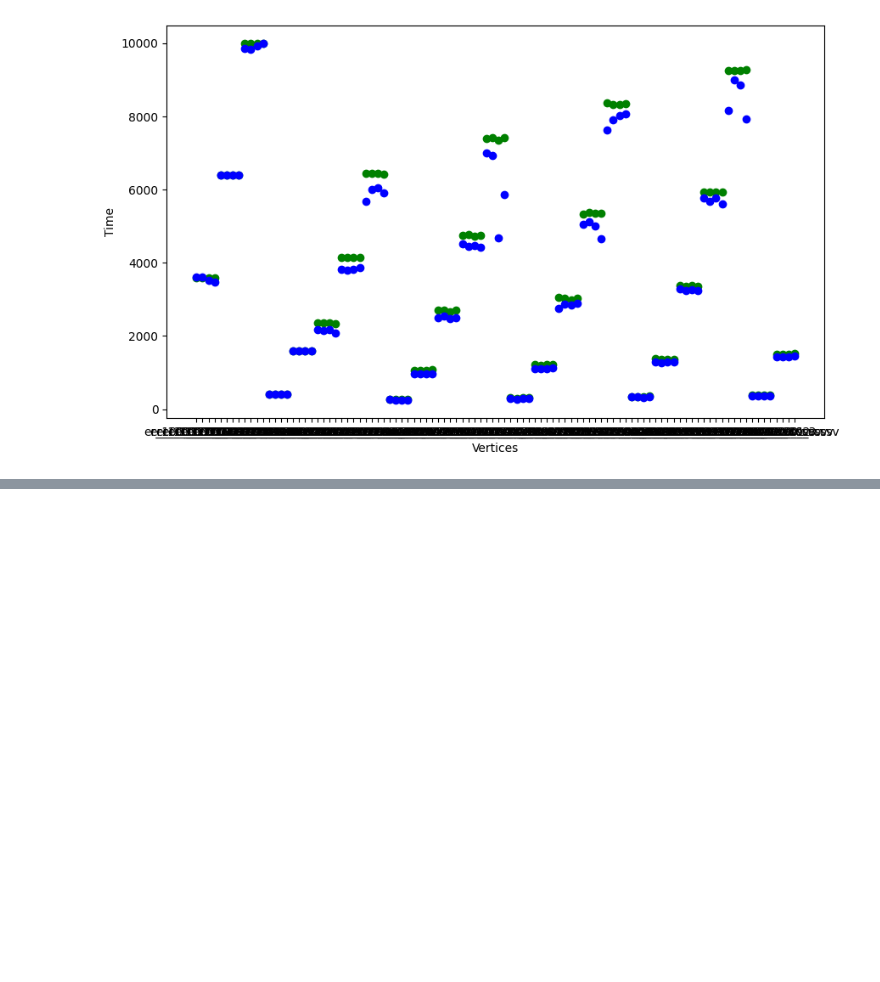
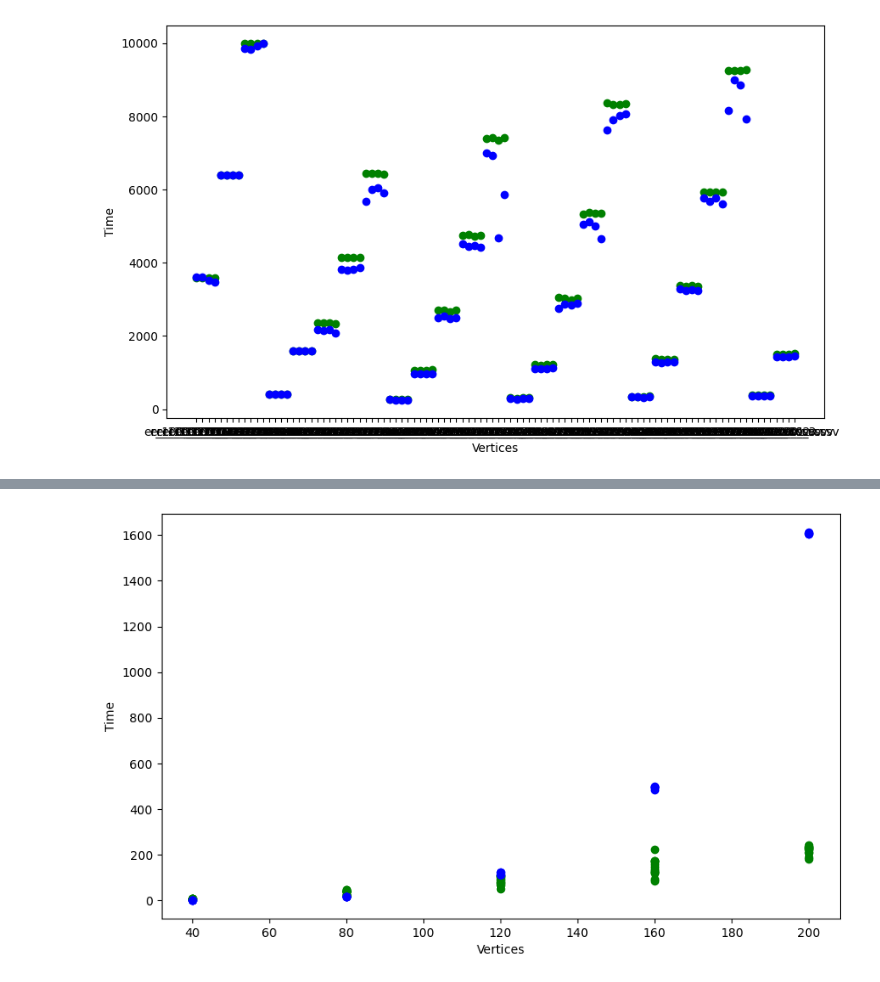
Before and after one commit to pauloaviana/ndde_project, a Jupyter notebook: statistics/data_analysis/gecco_analysis.ipynb, the cells around one changed output, grey strips where cells are left out. Cells and saved outputs as stored; diff of their text form; code cells hidden in the pictures; blank space fills up the shorter version.

```diff
--- a/statistics/data_analysis/gecco_analysis.ipynb
+++ b/statistics/data_analysis/gecco_analysis.ipynb
@@ -161,3 +172,5 @@ plt.ylabel("Time")
 plt.show()
 # %% [output]
 [figure]
+# %%
+df_100 = df_mean[ df_mean["Prob"] == 100 ]
@@ -163,0 +179,6 @@ plt.show()
+# %%
+df_prob = df[['graph', 'Prob']]
+# %%
+sdp_prob = sdp.merge(df_prob, on=['graph','graph'], how='right')
+# %%
+sdp_100 = sdp[ sdp_prob["Prob"] == 100 ]
@@ -163,0 +225,12 @@ plt.show()
+# %%
+fig, ax = plt.subplots(figsize=(10, 6))
+ax.scatter(x = df_100['vertices'], y = df_100['time'], color='g')
+plt.xlabel("Vertices")
+plt.ylabel("Time")
+ax.scatter(x = sdp_100['vertices'], y = sdp_100['time'], color='b')
+plt.xlabel("Vertices")
+plt.ylabel("Time")
+
+plt.show()
+# %% [output]
+[figure, added]
```
Also changed, not shown: parts of 9 cells of this notebook.
